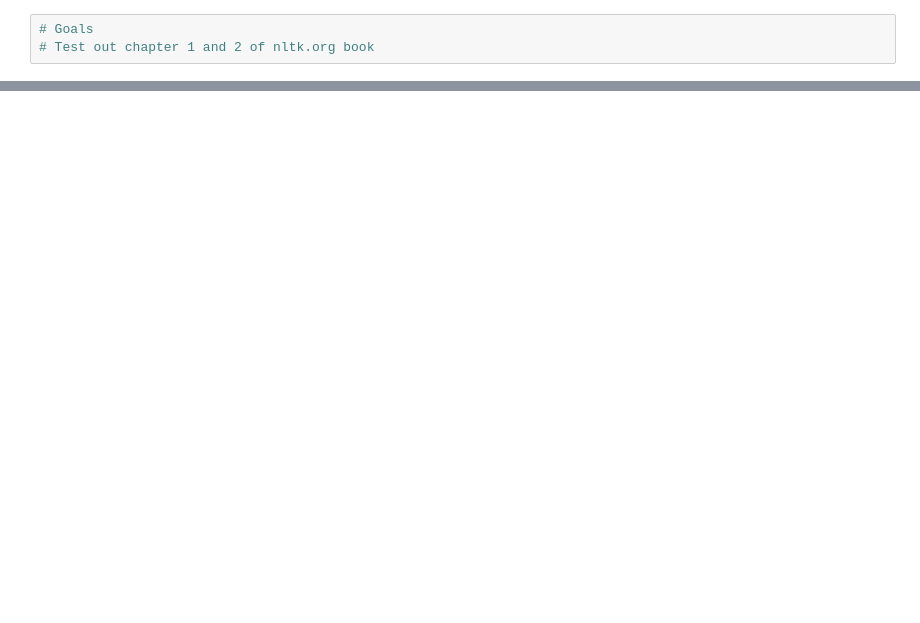
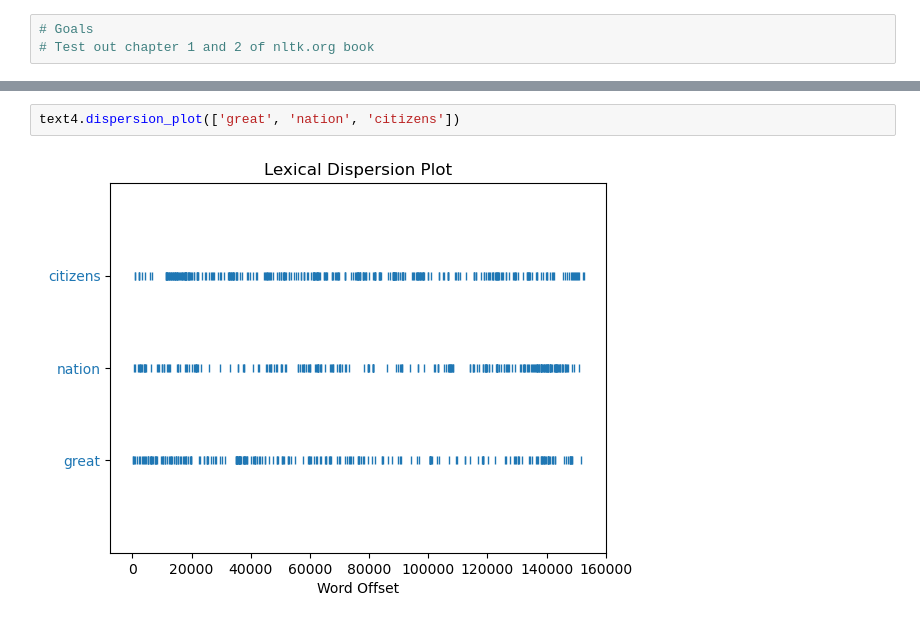
Before and after one commit to jn432/ANLP, a Jupyter notebook: Week 3-NLTK.ipynb, the cells around one changed output, grey strips where cells are left out. Cells and saved outputs as stored; diff of their text form; blank space fills up the shorter version.

```diff
--- a/Week 3-NLTK.ipynb
+++ b/Week 3-NLTK.ipynb
@@ -11,0 +209,4 @@ from nltk.book import *
+# %%
+text4.dispersion_plot(['great', 'nation', 'citizens'])
+# %% [output]
+[figure, added]
```
Also changed, not shown: parts of 22 cells of this notebook.
